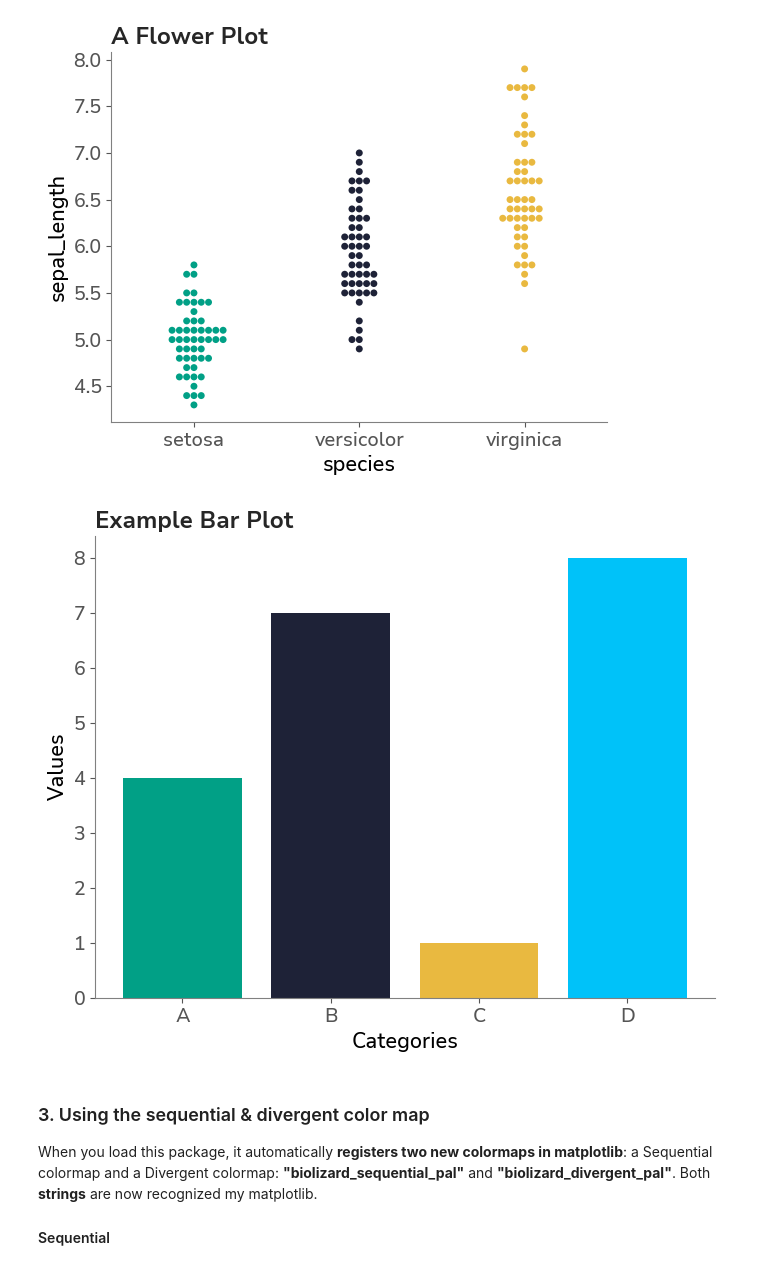
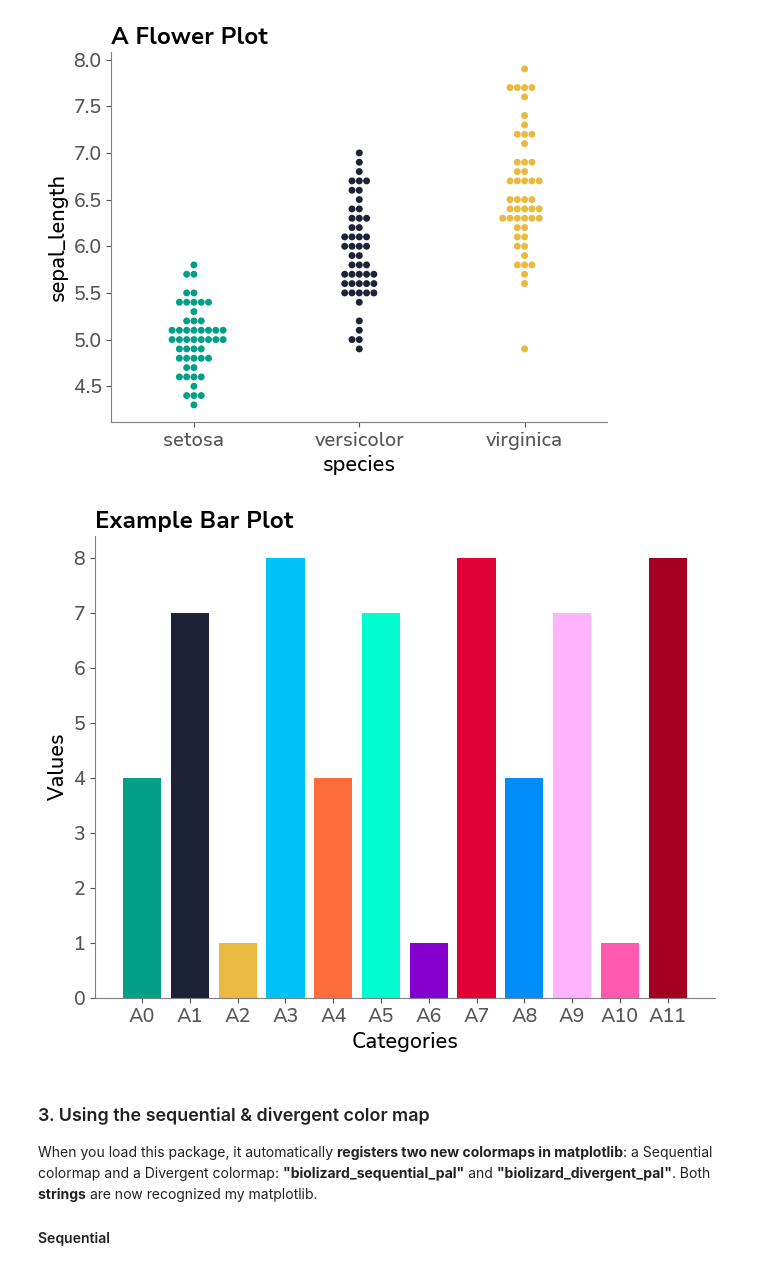
Before and after one commit to lizard-bio/nature-grade-visualization-playground, a Jupyter notebook: BioLizardStylePython_In_Action.ipynb, the cells around one changed output. Saved outputs shown, nothing was run; the diff lists cells and outputs as text; code cells hidden in the pictures.

```diff
--- a/BioLizardStylePython_In_Action.ipynb
+++ b/BioLizardStylePython_In_Action.ipynb
@@ -117,25 +126,25 @@ plt.show()
 # %%
 #Example 2
 # Data for the bar plot
-categories = ['A', 'B', 'C', 'D']
-values = [4, 7, 1, 8]
+categories = ['A'+str(i) for i in range(12)]
+values = [4, 7, 1, 8]*3
 
 # Generate colors from the qualitative palette
 palette= biolizard_qualitative_pal()
 bar_colors = [palette(i) for i in range(len(categories))]
 
 # Create the bar plot
 plt.figure(figsize=(8, 6))
 bars = plt.bar(categories, values, color=bar_colors)
 
 # Add title and labels
 plt.title('Example Bar Plot')
 plt.xlabel('Categories')
 plt.ylabel('Values')
 
 plt.show()
 # %% [output]
-[figure, old version]
+[figure, new version]
 # %% [markdown]
 ### 3. Using the sequential & divergent color map
 
```
Also changed, not shown: parts of 5 cells of this notebook, 6 other files.
